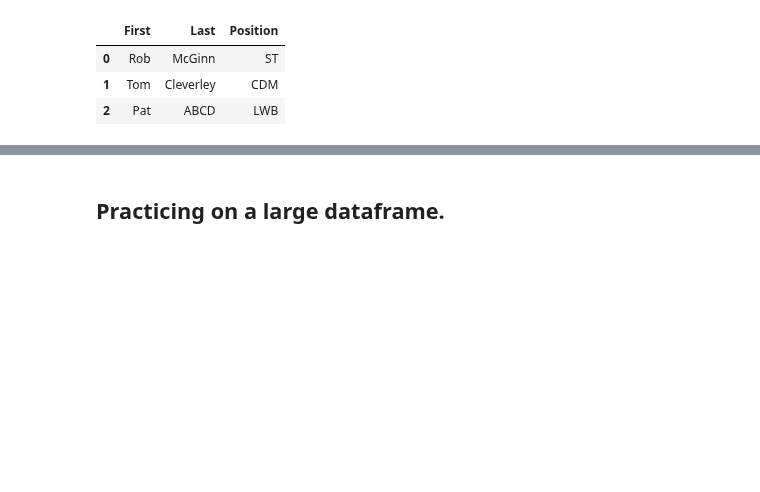
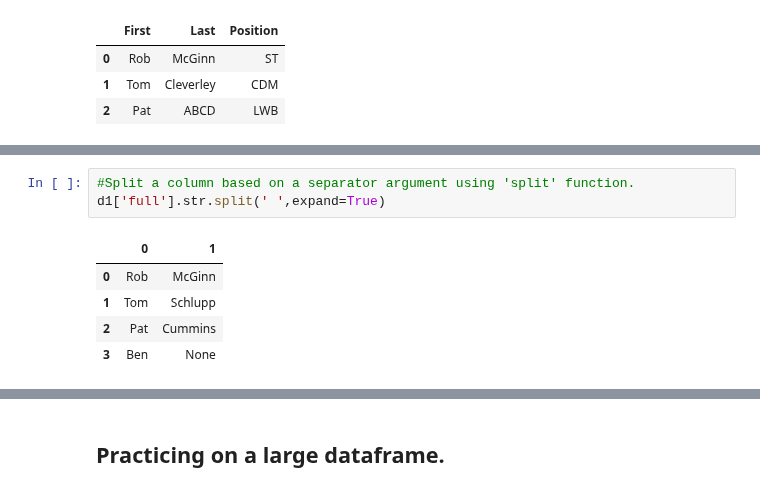
Before and after one commit to Raghav087/Python, a Jupyter notebook: pandas.ipynb, the cells around one changed output, grey strips where cells are left out. Saved outputs shown, nothing was run; the diff lists cells and outputs as text; blank space fills up the shorter version.

```diff
--- a/pandas.ipynb
+++ b/pandas.ipynb
@@ -403,0 +413,9 @@ d1
+# %%
+#Split a column based on a separator argument using 'split' function.
+d1['full'].str.split(' ',expand=True)
+# %% [output]
+|  | 0 | 1 |
+| 0 | Rob | McGinn |
+| 1 | Tom | Schlupp |
+| 2 | Pat | Cummins |
+| 3 | Ben | None |
```
Also changed, not shown: parts of 6 cells of this notebook.
